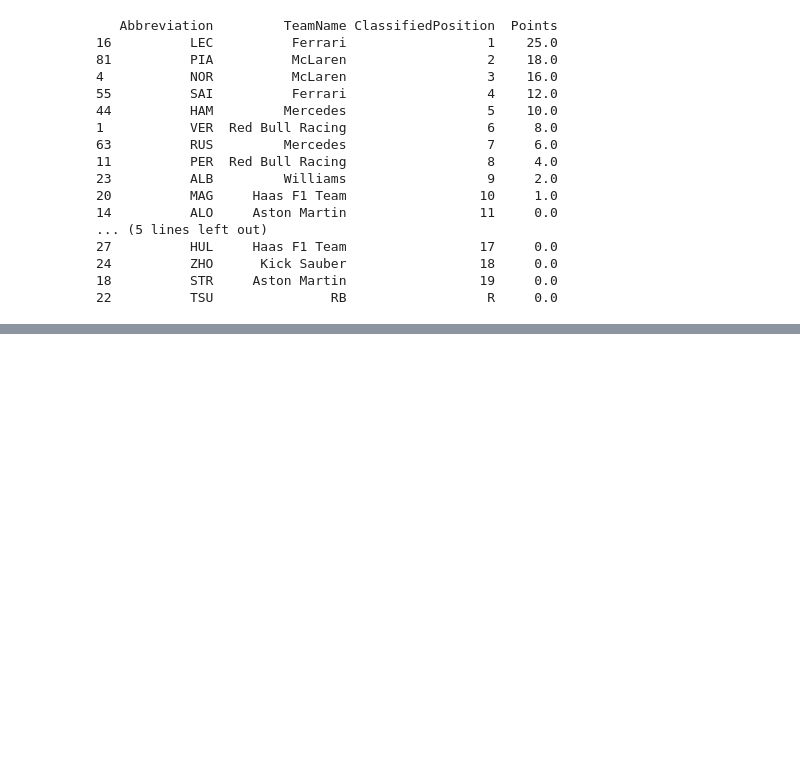
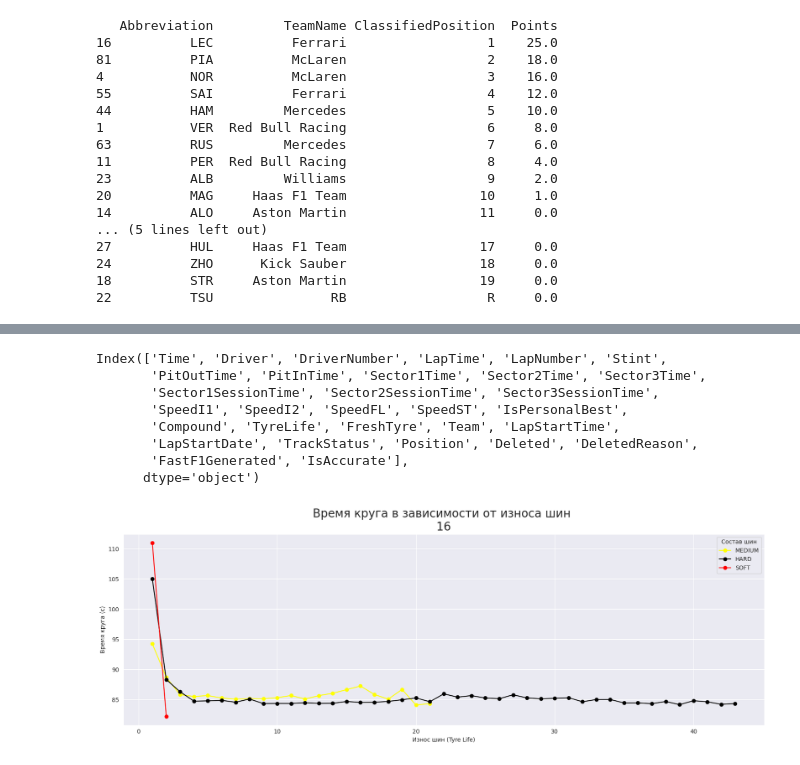
Before and after one commit to mrnn-s/Diploma_F1, a Jupyter notebook: Final_diploma_f1_ipynb.ipynb, the cells around one changed output, grey strips where cells are left out. Cells and saved outputs as stored; diff of their text form; code cells hidden in the pictures; blank space fills up the shorter version.

```diff
--- a/Final_diploma_f1_ipynb.ipynb
+++ b/Final_diploma_f1_ipynb.ipynb
@@ -353,0 +599,62 @@ print(results)
+# %%
+df = session.laps
+
+# Выводим список столбцов для проверки их имен
+print(df.columns)
+
+# Получаем времена круга для каждого гонщика на каждом составе шин
+# Только для выбранных кругов с нормальными условиями на треке (Track Status = 1)
+plt.figure(figsize=(20, 6))
+
+# Проверьте, что в DataFrame действительно есть столбец 'Compound'
+if 'Compound' in df.columns:
+    for compound in df['Compound'].unique():  # Перебираем каждый уникальный состав шин
+        average_laptime_per_tyrelife = {}  # Словарь для хранения среднего времени круга по износу шин
+        data_tyre = df[df['Compound'] == compound]  # Отфильтровываем данные для текущего состава шин
+
+        # Для каждого значения износа шин (Tyre Life)
+        for tyrelife in range(1, int(data_tyre['TyreLife'].max()) + 1):
+            # Считаем среднее время круга при данных условиях трека и износе шин
+            avg_laptime = data_tyre.loc[
+                (data_tyre['TyreLife'] == tyrelife) & (data_tyre['TrackStatus'] == '1'),
+                'LapTime'
+            ].mean()
+
+            # Convert Timedelta to seconds
+            average_laptime_per_tyrelife[tyrelife] = avg_laptime.total_seconds()
+
+        # Извлекаем ключи (износ шин) и значения (среднее время круга)
+        key = list(average_laptime_per_tyrelife.keys())
+        value = list(average_laptime_per_tyrelife.values())
+
+        # This if statement was not indented properly
+        if compound == 'HARD':
+            color = 'black'  # Для HARD шин меняем цвет на черный
+        elif compound == 'SOFT':
+            color = 'red'  # Определяем цвет для шин SOFT
+        else:
+            color = 'yellow'  # Определяем цвет для шин MEDIUM
+
+        # Строим график для текущего состава шин
+        plt.plot(key, value, color=color, marker='o', label=compound)
+
+    plt.ylabel('Время круга (с)')
+    plt.xlabel('Износ шин (Tyre Life)')
+    plt.title('Время круга в зависимости от износа шин \n' + str(race.name), fontsize=20)
+    # # Если нет дождя, определяем лимиты для оси Y на основе медианы времени круга
+    # if not rain:
+    #     plt.ylim(df['LapTime'].median() - 3, df['LapTime'].median() + 3)
+
+    # Добавляем легенду
+    plt.legend(title="Состав шин")
+    plt.show()
+# %% [output]
+Index(['Time', 'Driver', 'DriverNumber', 'LapTime', 'LapNumber', 'Stint',
+       'PitOutTime', 'PitInTime', 'Sector1Time', 'Sector2Time', 'Sector3Time',
+       'Sector1SessionTime', 'Sector2SessionTime', 'Sector3SessionTime',
+       'SpeedI1', 'SpeedI2', 'SpeedFL', 'SpeedST', 'IsPersonalBest',
+       'Compound', 'TyreLife', 'FreshTyre', 'Team', 'LapStartTime',
+       'LapStartDate', 'TrackStatus', 'Position', 'Deleted', 'DeletedReason',
+       'FastF1Generated', 'IsAccurate'],
+      dtype='object')
+[figure, added]
```
Also changed, not shown: parts of 16 cells of this notebook, 17 other files.
